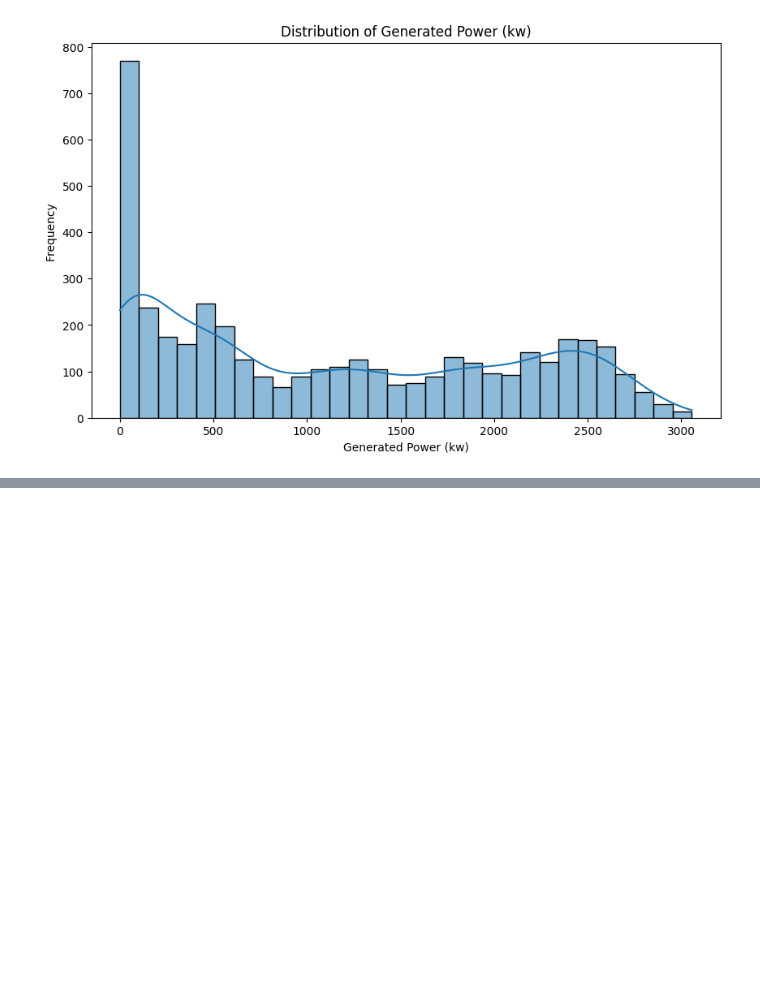
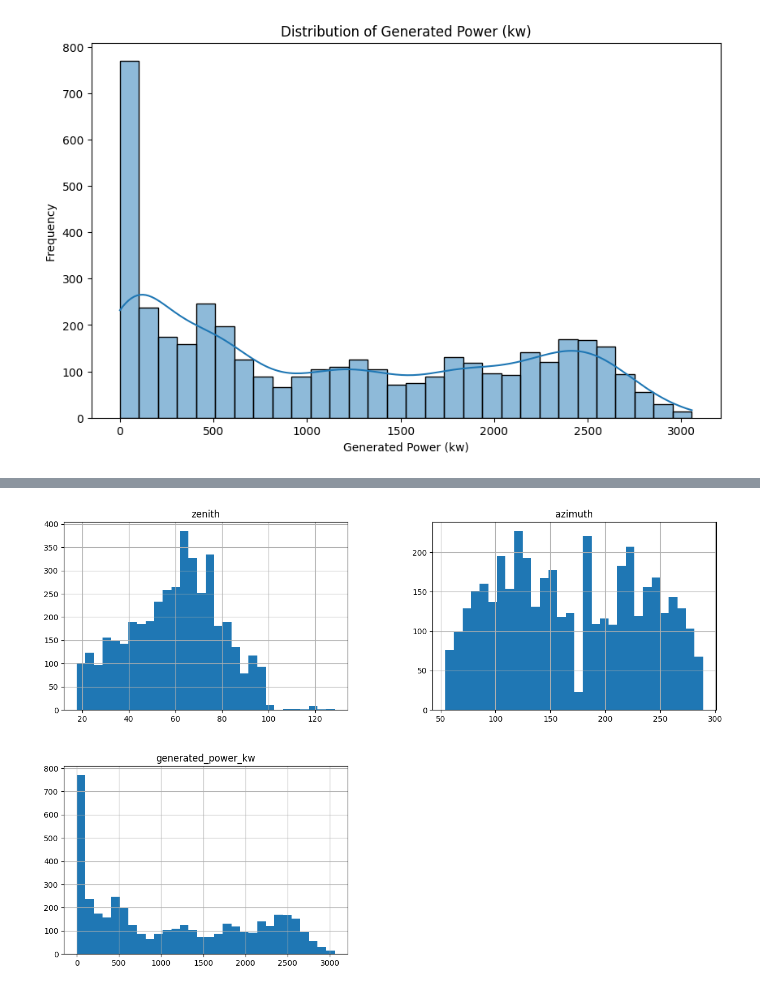
Before and after one commit to SrujanWaghchoude09/Week-1, a Jupyter notebook: solarpowerprediction.ipynb, the cells around one changed output, grey strips where cells are left out. Cells and saved outputs as stored; diff of their text form; code cells hidden in the pictures; blank space fills up the shorter version.

```diff
--- a/solarpowerprediction.ipynb
+++ b/solarpowerprediction.ipynb
@@ -141,0 +176,5 @@ plt.show()
+# %%
+df[df.columns[18:21]].hist(bins=30, figsize=(15,10))
+plt.show()
+# %% [output]
+[figure, added]
```
Also changed, not shown: parts of 9 cells of this notebook.
